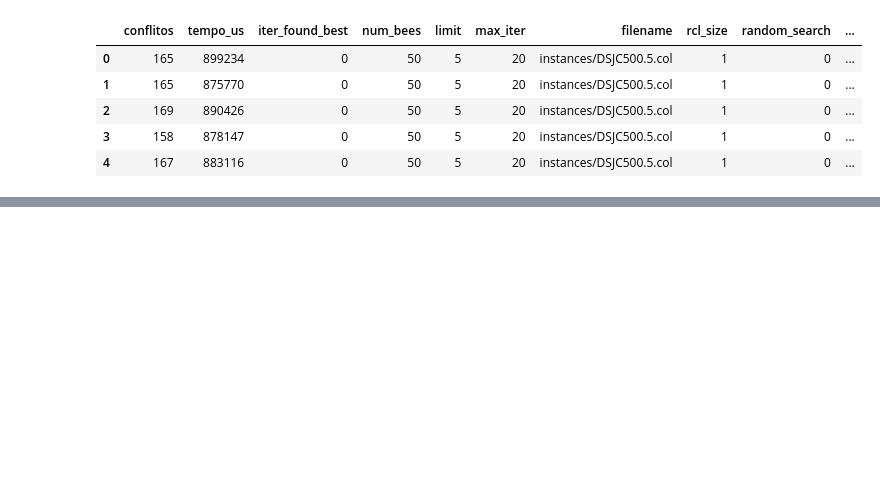
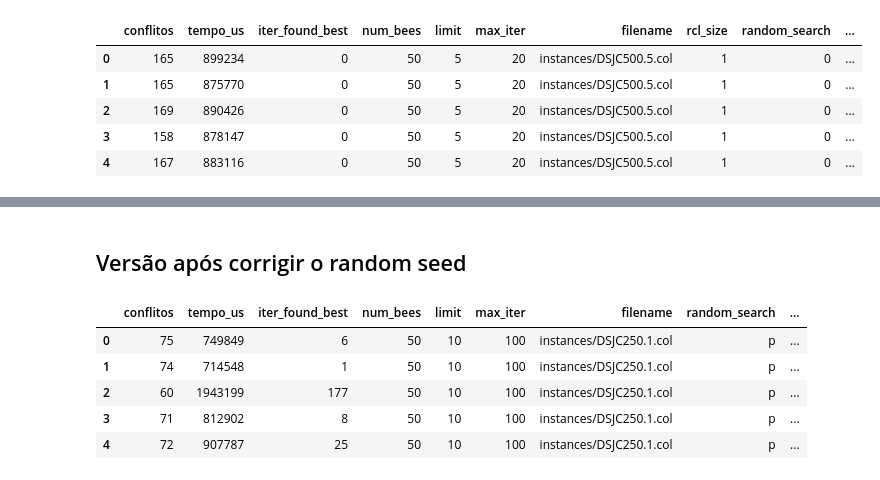
Before and after one commit to bruno-duart/GraphColor, a Jupyter notebook: Optuna.ipynb, the cells around one changed output, grey strips where cells are left out. Saved outputs shown, nothing was run; the diff lists cells and outputs as text; code cells hidden in the pictures; blank space fills up the shorter version.

```diff
--- a/Optuna.ipynb
+++ b/Optuna.ipynb
@@ -169,0 +285,15 @@ Melhores parâmetros encontrados:
+# %% [markdown]
+## Versão após corrigir o random seed
+# %%
+columns_v4 = ['conflitos', 'tempo_us', 'iter_found_best', 'num_bees',
+           'limit', 'max_iter', 'filename', 'random_search',
+           'num_vertices', 'num_edges' ]
+df_v4 = pd.read_csv('results_abc_v3/calibrar/DSJC250.1.txt', sep=';', names=columns_v4, header=None)
+df_v4.head()
+# %% [output]
+|  | conflitos | tempo_us | iter_found_best | num_bees | limit | max_iter | filename | random_search | ... |
+| 0 | 75 | 749849 | 6 | 50 | 10 | 100 | instances/DSJC250.1.col | p | ... |
+| 1 | 74 | 714548 | 1 | 50 | 10 | 100 | instances/DSJC250.1.col | p | ... |
+| 2 | 60 | 1943199 | 177 | 50 | 10 | 100 | instances/DSJC250.1.col | p | ... |
+| 3 | 71 | 812902 | 8 | 50 | 10 | 100 | instances/DSJC250.1.col | p | ... |
+| 4 | 72 | 907787 | 25 | 50 | 10 | 100 | instances/DSJC250.1.col | p | ... |
```
Also changed, not shown: parts of 25 cells of this notebook.
